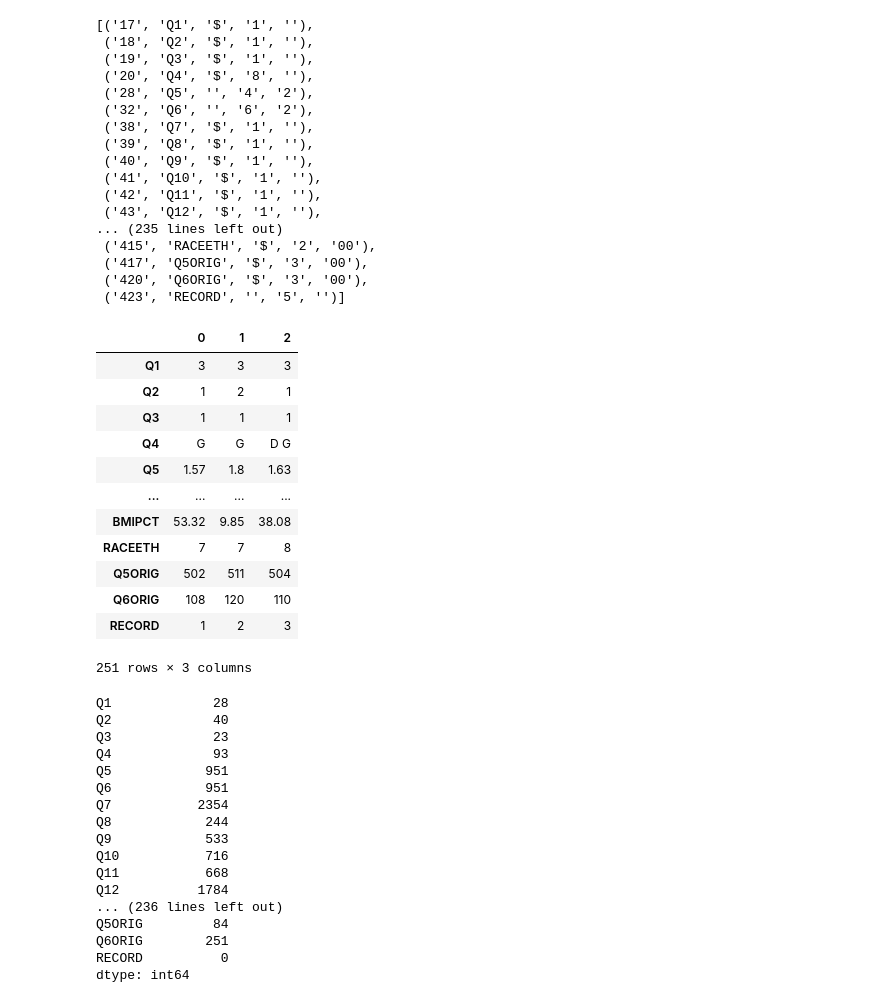
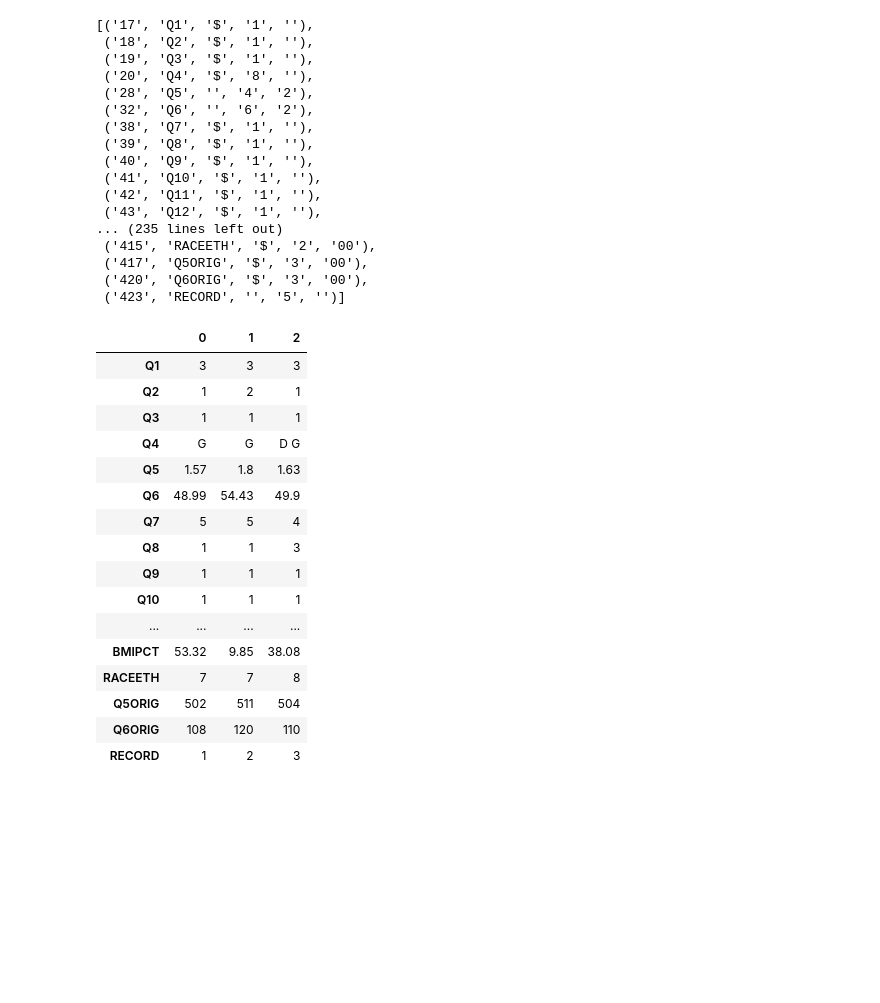
Before and after one commit to jacobrellis/6021-Final-Project, a Jupyter notebook: CDC_YRBS_EDA/final_proj_eda.ipynb, the cells around one changed output. Saved outputs shown, nothing was run; the diff lists cells and outputs as text; code cells hidden in the pictures; blank space fills up the shorter version.

```diff
--- a/CDC_YRBS_EDA/final_proj_eda.ipynb
+++ b/CDC_YRBS_EDA/final_proj_eda.ipynb
@@ -4,7 +4,7 @@ import re
 from pathlib import Path
 # %%
 
-sas = Path("2025XXH-SAS-Input-Program.sas").read_text(
+sas = Path("data/2025XXH-SAS-Input-Program.sas").read_text(
     encoding="utf-8-sig"
 )
 
@@ -38,7 +38,7 @@ fields
  ('423', 'RECORD', '', '5', '')]
 # %%
 df = pd.read_fwf(
-    "XXH2025_YRBS_Data.dat",
+    "data/XXH2025_YRBS_Data.dat",
     colspecs=[
         (int(start) - 1, int(start) - 1 + int(width))
         for start, name, char, width, decimals in fields
@@ -61,39 +61,25 @@ for start, name, char, width, decimals in fields:
             values = values.where(has_decimal, values / 10 ** int(decimals))
 
         df[name] = values
-# %% [output]
-|  | 0 | 1 | 2 |
-| Q1 | 3 | 3 | 3 |
-| Q2 | 1 | 2 | 1 |
-| Q3 | 1 | 1 | 1 |
-| Q4 | G | G | D G |
-| Q5 | 1.57 | 1.8 | 1.63 |
-| ... | ... | ... | ... |
-| BMIPCT | 53.32 | 9.85 | 38.08 |
-| RACEETH | 7 | 7 | 8 |
-| Q5ORIG | 502 | 511 | 504 |
-| Q6ORIG | 108 | 120 | 110 |
-| RECORD | 1 | 2 | 3 |
-251 rows × 3 columns
 # %%
 pd.set_option('display.max_rows', 251)
 
-df.isna().sum()
+df.head(3).T
 # %% [output]
-Q1             28
-Q2             40
-Q3             23
-Q4             93
-Q5            951
-Q6            951
-Q7           2354
-Q8            244
-Q9            533
-Q10           716
-Q11           668
-Q12          1784
-... (236 lines left out)
-Q5ORIG         84
-Q6ORIG        251
-RECORD          0
-dtype: int64
+|  | 0 | 1 | 2 |
+| Q1 | 3 | 3 | 3 |
+| Q2 | 1 | 2 | 1 |
+| Q3 | 1 | 1 | 1 |
+| Q4 | G | G | D G |
+| Q5 | 1.57 | 1.8 | 1.63 |
+| Q6 | 48.99 | 54.43 | 49.9 |
+| Q7 | 5 | 5 | 4 |
+| Q8 | 1 | 1 | 3 |
+| Q9 | 1 | 1 | 1 |
+| Q10 | 1 | 1 | 1 |
+| ... | ... | ... | ... |
+| BMIPCT | 53.32 | 9.85 | 38.08 |
+| RACEETH | 7 | 7 | 8 |
+| Q5ORIG | 502 | 511 | 504 |
+| Q6ORIG | 108 | 120 | 110 |
+| RECORD | 1 | 2 | 3 |
```
